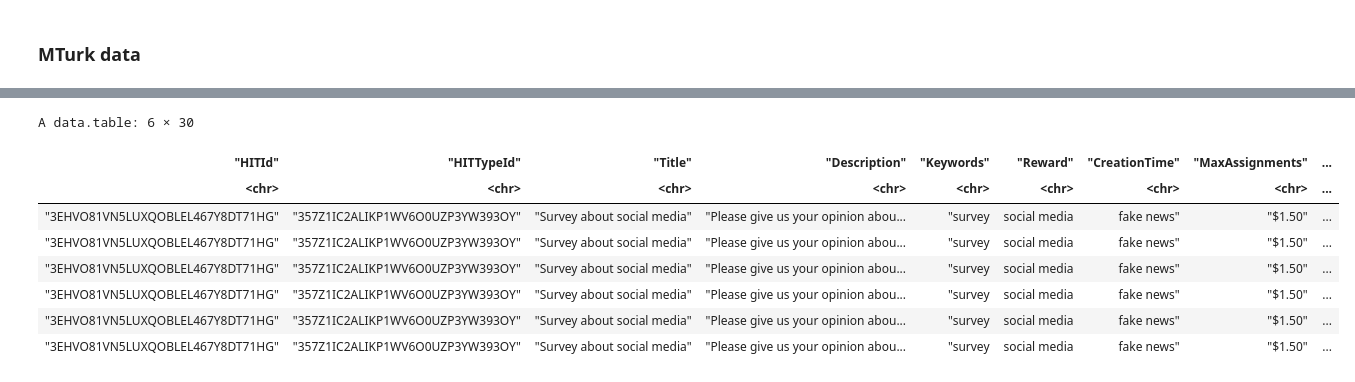
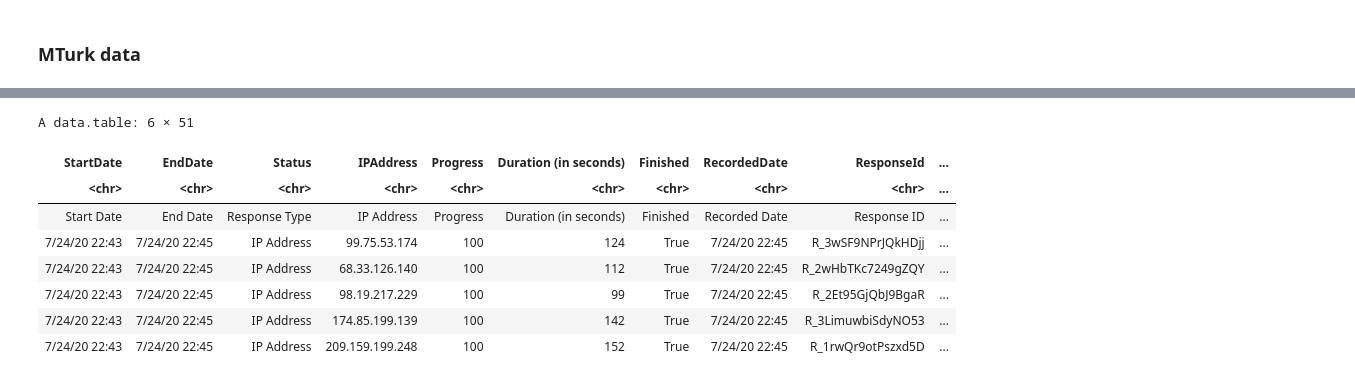
Before and after one commit to suhasgupta791/W241-red-flagging-fake-news, a Jupyter notebook: Project_R_Notebook.ipynb, the cells around one changed output, grey strips where cells are left out. Cells and saved outputs as stored; diff of their text form; code cells hidden in the pictures.

Commit message:
Data analysis and regression on Mturk survey 1

```diff
--- a/Project_R_Notebook.ipynb
+++ b/Project_R_Notebook.ipynb
@@ -362,4 +406,4 @@ A data.table: 6 × 47
 # %% [markdown]
 ### MTurk data
 # %%
-full_dataset <- fread('./data/Mturk/Mturk_data1.csv')
+mturk1_dataset <- fread('./data/Mturk_1/Mturk_1_data.csv')
@@ -389,12 +410,12 @@ summary(full_dataset)
 # %%
-head(full_dataset)
+head(mturk1_dataset)
 # %% [output]
-A data.table: 6 × 30
+A data.table: 6 × 51
-| "HITId" | "HITTypeId" | "Title" | "Description" | "Keywords" | "Reward" | "CreationTime" | "MaxAssignments" | ... |
-| <chr> | <chr> | <chr> | <chr> | <chr> | <chr> | <chr> | <chr> | ... |
-| "3EHVO81VN5LUXQOBLEL467Y8DT71HG" | "357Z1IC2ALIKP1WV6O0UZP3YW393OY" | "Survey about social media" | "Please give us your opinion abou... | "survey | social media | fake news" | "$1.50" | ... |
-| "3EHVO81VN5LUXQOBLEL467Y8DT71HG" | "357Z1IC2ALIKP1WV6O0UZP3YW393OY" | "Survey about social media" | "Please give us your opinion abou... | "survey | social media | fake news" | "$1.50" | ... |
-| "3EHVO81VN5LUXQOBLEL467Y8DT71HG" | "357Z1IC2ALIKP1WV6O0UZP3YW393OY" | "Survey about social media" | "Please give us your opinion abou... | "survey | social media | fake news" | "$1.50" | ... |
-| "3EHVO81VN5LUXQOBLEL467Y8DT71HG" | "357Z1IC2ALIKP1WV6O0UZP3YW393OY" | "Survey about social media" | "Please give us your opinion abou... | "survey | social media | fake news" | "$1.50" | ... |
-| "3EHVO81VN5LUXQOBLEL467Y8DT71HG" | "357Z1IC2ALIKP1WV6O0UZP3YW393OY" | "Survey about social media" | "Please give us your opinion abou... | "survey | social media | fake news" | "$1.50" | ... |
-| "3EHVO81VN5LUXQOBLEL467Y8DT71HG" | "357Z1IC2ALIKP1WV6O0UZP3YW393OY" | "Survey about social media" | "Please give us your opinion abou... | "survey | social media | fake news" | "$1.50" | ... |
+| StartDate | EndDate | Status | IPAddress | Progress | Duration (in seconds) | Finished | RecordedDate | ResponseId | ... |
+| <chr> | <chr> | <chr> | <chr> | <chr> | <chr> | <chr> | <chr> | <chr> | ... |
+| Start Date | End Date | Response Type | IP Address | Progress | Duration (in seconds) | Finished | Recorded Date | Response ID | ... |
+| 7/24/20 22:43 | 7/24/20 22:45 | IP Address | 99.75.53.174 | 100 | 124 | True | 7/24/20 22:45 | R_3wSF9NPrJQkHDjj | ... |
+| 7/24/20 22:43 | 7/24/20 22:45 | IP Address | 68.33.126.140 | 100 | 112 | True | 7/24/20 22:45 | R_2wHbTKc7249gZQY | ... |
+| 7/24/20 22:43 | 7/24/20 22:45 | IP Address | 98.19.217.229 | 100 | 99 | True | 7/24/20 22:45 | R_2Et95GjQbJ9BgaR | ... |
+| 7/24/20 22:43 | 7/24/20 22:45 | IP Address | 174.85.199.139 | 100 | 142 | True | 7/24/20 22:45 | R_3LimuwbiSdyNO53 | ... |
+| 7/24/20 22:43 | 7/24/20 22:45 | IP Address | 209.159.199.248 | 100 | 152 | True | 7/24/20 22:45 | R_1rwQr9otPszxd5D | ... |
```
Also changed, not shown: parts of 38 cells of this notebook.
